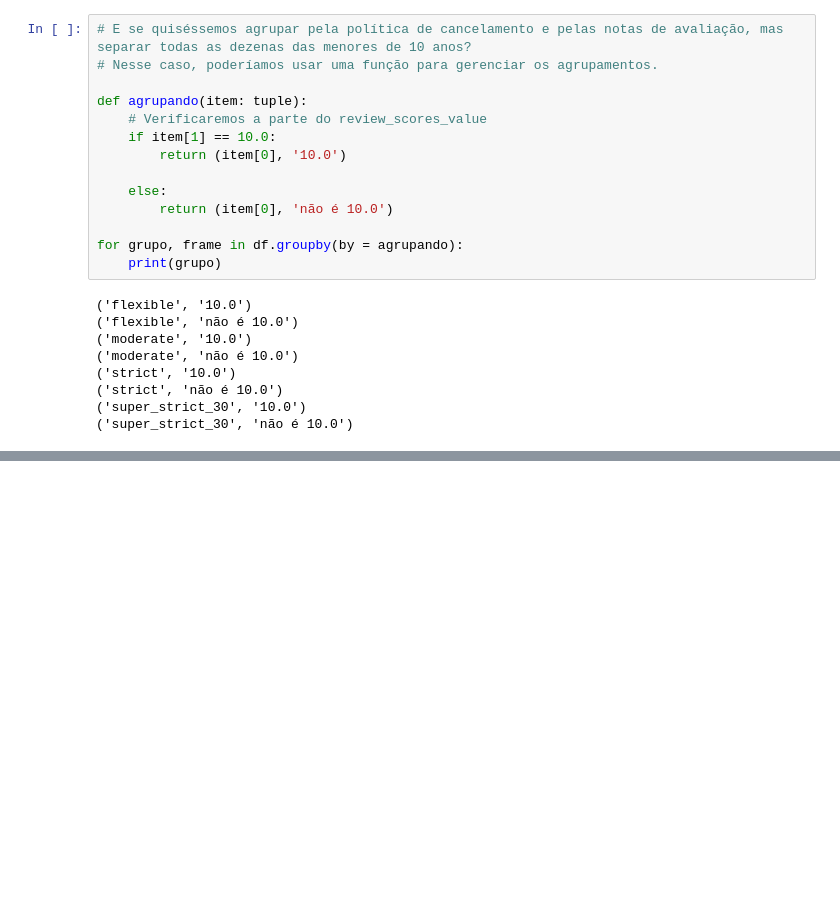
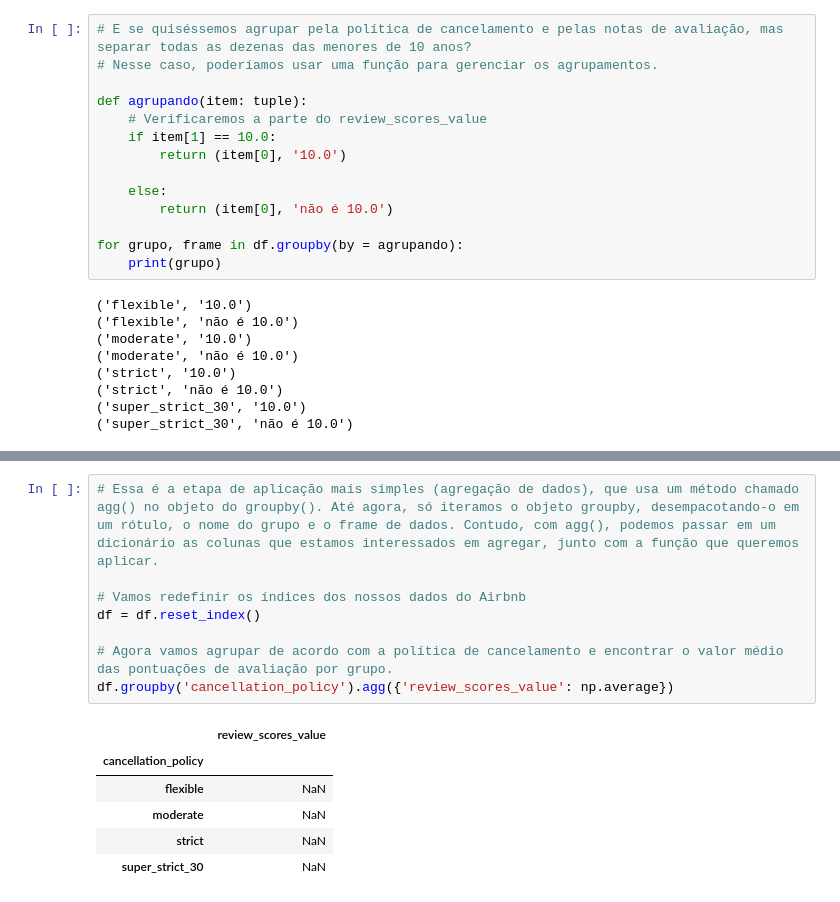
Before and after one commit to pedrozenatte/ciencia-de-dados-estudo, a Jupyter notebook: introducao-ciencia-de-dados/modulo-1/29_group_by.ipynb, the cells around one changed output, grey strips where cells are left out. Cells and saved outputs as stored; diff of their text form; blank space fills up the shorter version.

```diff
--- a/introducao-ciencia-de-dados/modulo-1/29_group_by.ipynb
+++ b/introducao-ciencia-de-dados/modulo-1/29_group_by.ipynb
@@ -311,0 +365,15 @@ for grupo, frame in df.groupby(by = agrupando):
+# %%
+# Essa é a etapa de aplicação mais simples (agregação de dados), que usa um método chamado agg() no objeto do groupby(). Até agora, só iteramos o objeto groupby, desempacotando-o em um rótulo, o nome do grupo e o frame de dados. Contudo, com agg(), podemos passar em um dicionário as colunas que estamos interessados em agregar, junto com a função que queremos aplicar.
+
+# Vamos redefinir os índices dos nossos dados do Airbnb
+df = df.reset_index()
+
+# Agora vamos agrupar de acordo com a política de cancelamento e encontrar o valor médio das pontuações de avaliação por grupo.
+df.groupby('cancellation_policy').agg({'review_scores_value': np.average})
+# %% [output]
+|  | review_scores_value |
+| cancellation_policy |  |
+| flexible | NaN |
+| moderate | NaN |
+| strict | NaN |
+| super_strict_30 | NaN |
```
Also changed, not shown: parts of 10 cells of this notebook.
